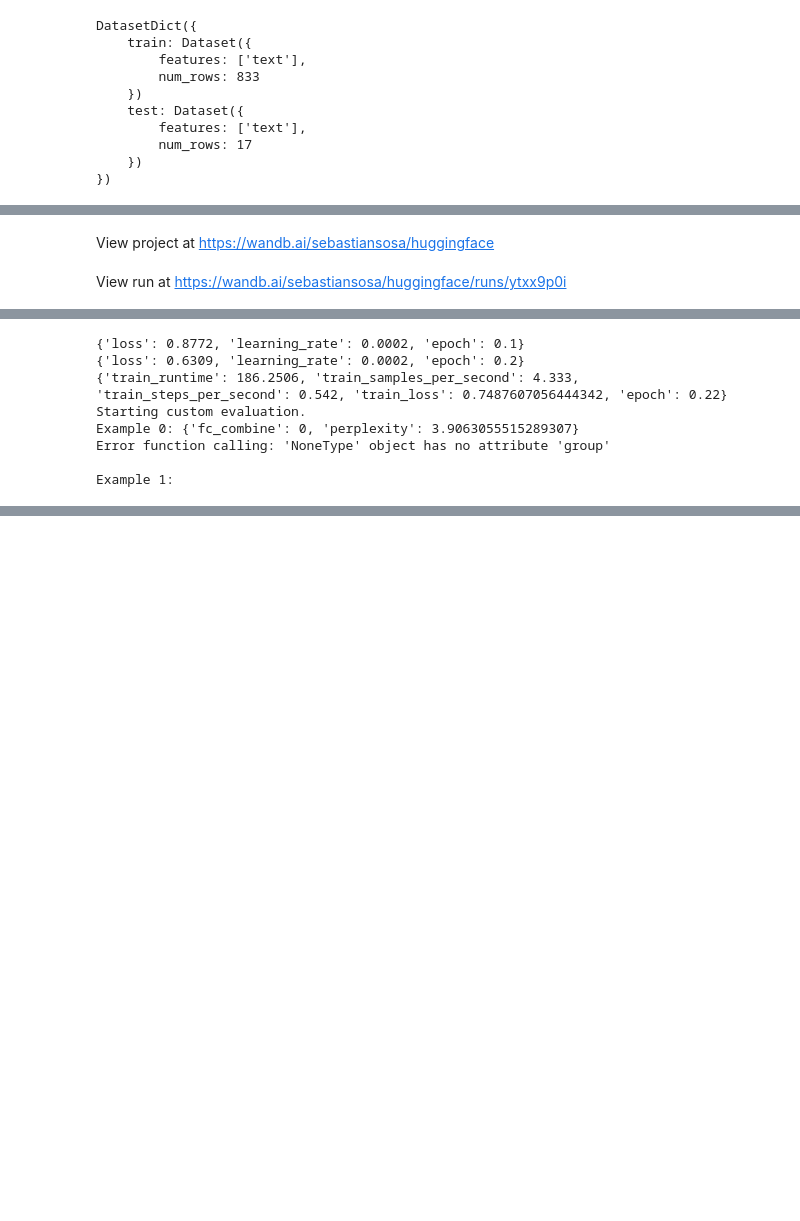
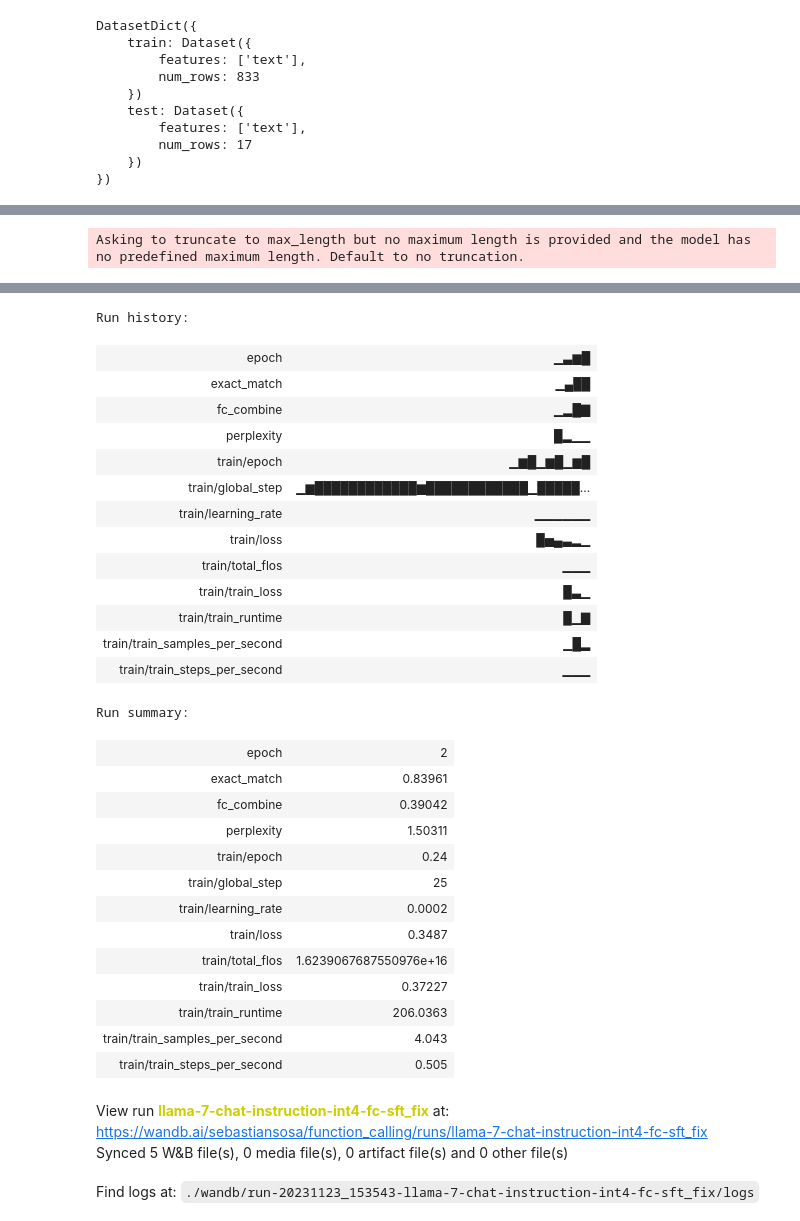
Before and after one commit to CakeCrusher/gaitor-function-calling, a Jupyter notebook: pipeline.ipynb, the cells around one changed output, grey strips where cells are left out. Cells and saved outputs as stored; diff of their text form; code cells hidden in the pictures; blank space fills up the shorter version.

Commit message:
train llama-7-chat-instruction-int4-fc-sft_fix & create eval data for dpo

```diff
--- a/pipeline.ipynb
+++ b/pipeline.ipynb
@@ -104,6 +128,7 @@ def custom_evaluation(eval_dataset, model, tokenizer, epoch, save_prompts_path=F
     results = {}
 
     fc_results = []
+    exact_match_results = []
     perplexity_results = []
 
 
@@ -120,7 +145,7 @@ def custom_evaluation(eval_dataset, model, tokenizer, epoch, save_prompts_path=F
         post_message = ""
 
         # Custom Function Calling metric
-        fc_message = ""
+        prompts = None
         try:
             generated_arguments, expected_arguments, prompts = json_arguments_from_prompt(
                 example["text"],
@@ -130,19 +155,27 @@ def custom_evaluation(eval_dataset, model, tokenizer, epoch, save_prompts_path=F
                 {"idx": idx, "epoch": epoch}
             )
             fc_result = fc_metric.run(generated_arguments, expected_arguments)
-            # add prompts to dpo_data.json
-            dpo_data.append({
-                "fc_result": fc_result,
-                **prompts
-            })
+
             fc_results.append(fc_result)
 
             if save_prompts_path:
+                # add prompts to dpo_data.json
+                dpo_data.append({
+                    "fc_result": fc_result,
+                    **prompts
+                })
                 with open(save_prompts_path, "w") as f:
                     json.dump(dpo_data, f)
         except Exception as e:
             post_message += f"Error function calling: {e}\n"
             fc_results.append(0)
+
+        # exact match metric
+        if prompts:
+            exact_match_res = fc_metric._sentence_similarity(prompts["expected_str"].split("[/INST]")[1], prompts["generated_str"].split("[/INST]")[1])
+            exact_match_results.append(exact_match_res)
+        else:
+            exact_match_results.append(0)
 
         # perplexity metric
         try:
@@ -153,13 +186,18 @@ def custom_evaluation(eval_dataset, model, tokenizer, epoch, save_prompts_path=F
             post_message += f"Error perplexity: {e}\n"
             # perplexity_results.append(float('inf'))
 
-        example_metric = {"fc_combine": fc_results[-1], "perplexity": perplexity_results[-1]}
+        example_metric = {
+            "fc_combine": fc_results[-1],
+            "exact_match": exact_match_results[-1],
+            "perplexity": perplexity_results[-1] if len(perplexity_results) else None
+        }
         print(example_metric)
         if post_message:
             print(post_message)
 
     results["fc_combine"] =  sum(fc_results) / len(fc_results)
-    results["perplexity"] =  sum(perplexity_results) / len(perplexity_results)
+    results["exact_match"] =  sum(exact_match_results) / len(exact_match_results)
+    results["perplexity"] =  sum(perplexity_results) / len(perplexity_results) if len(perplexity_results) else 1
 
     return results
 # %%
@@ -230,7 +268,7 @@ args = TrainingArguments(
     report_to="wandb",
     push_to_hub=True,  # Enable pushing to Hub
     hub_model_id=hub_model_id,  # Hugging Face Hub model ID
-    hub_strategy="every_epoch",  # Push to Hub every epoch
+    hub_strategy="every_save",  # Push to Hub every epoch
     disable_tqdm=True # disable tqdm since with packing values are in correct
 )
 
@@ -253,16 +291,18 @@ trainer = SFTTrainer(
 # Training and Evaluation Loop
 eval_result = custom_evaluation(dataset_dict["test"], model, tokenizer, -1)
 print(f"Evaluation results for epoch {-1}: {eval_result}")
+wandb.log({"epoch": -1, **eval_result})
 
 num_epochs = 3
 for epoch in range(num_epochs):
+    print(f"Begin epoch {epoch}")
     # Train for one epoch
     trainer.train()
 
     # Evaluate the model with the custom evaluation logic
     eval_result = custom_evaluation(dataset_dict["test"], model, tokenizer, epoch)
 
-    wandb.log({"epoch": epoch, "fc_combine": eval_result["fc_combine"], "perplexity": eval_result["perplexity"]})
+    wandb.log({"epoch": epoch, **eval_result})
 
     # Save the model after each epoch (optional)
     trainer.save_model()
@@ -270,7 +310,7 @@ for epoch in range(num_epochs):
 
 
     # Log or print evaluation results
-    print(f"Evaluation results for epoch {epoch}: {eval_result}")
+    print(f"Evaluation results for epoch {epoch}: {eval_result}\n\n\n")
 
 wandb.finish()
 # %% [output]
@@ -282,2 +317,0 @@ Syncing run glad-sun-10 to Weights & Biases (docs)
-View project at https://wandb.ai/sebastiansosa/huggingface
-View run at https://wandb.ai/sebastiansosa/huggingface/runs/ytxx9p0i
@@ -285,8 +320 @@ You're using a LlamaTokenizerFast tokenizer. Please note that with a fast tokeni
-{'loss': 0.8772, 'learning_rate': 0.0002, 'epoch': 0.1}
-{'loss': 0.6309, 'learning_rate': 0.0002, 'epoch': 0.2}
-{'train_runtime': 186.2506, 'train_samples_per_second': 4.333, 'train_steps_per_second': 0.542, 'train_loss': 0.7487607056444342, 'epoch': 0.22}
-Starting custom evaluation.
-Example 0: {'fc_combine': 0, 'perplexity': 3.9063055515289307}
-Error function calling: 'NoneType' object has no attribute 'group'
-
-Example 1:
+Asking to truncate to max_length but no maximum length is provided and the model has no predefined maximum length. Default to no truncation.
@@ -310,0 +357,31 @@ Example 38:
+Run history:
+| epoch | ▁▃▆█ |
+| exact_match | ▁▄██ |
+| fc_combine | ▁▂█▇ |
+| perplexity | █▂▁▁ |
+| train/epoch | ▁▆█▁▆█▁▆█ |
+| train/global_step | ▁▆████████████▆████████████▁█████... |
+| train/learning_rate | ▁▁▁▁▁▁ |
+| train/loss | █▅▄▃▂▁ |
+| train/total_flos | ▁▁▁ |
+| train/train_loss | █▃▁ |
+| train/train_runtime | █▁▇ |
+| train/train_samples_per_second | ▁█▂ |
+| train/train_steps_per_second | ▁▁▁ |
+Run summary:
+| epoch | 2 |
+| exact_match | 0.83961 |
+| fc_combine | 0.39042 |
+| perplexity | 1.50311 |
+| train/epoch | 0.24 |
+| train/global_step | 25 |
+| train/learning_rate | 0.0002 |
+| train/loss | 0.3487 |
+| train/total_flos | 1.6239067687550976e+16 |
+| train/train_loss | 0.37227 |
+| train/train_runtime | 206.0363 |
+| train/train_samples_per_second | 4.043 |
+| train/train_steps_per_second | 0.505 |
+View run llama-7-chat-instruction-int4-fc-sft_fix at: https://wandb.ai/sebastiansosa/function_calling/runs/llama-7-chat-instruction-int4-fc-sft_fix
+Synced 5 W&B file(s), 0 media file(s), 0 artifact file(s) and 0 other file(s)
+Find logs at: ./wandb/run-20231123_153543-llama-7-chat-instruction-int4-fc-sft_fix/logs
```
Also changed, not shown: parts of 4 cells of this notebook, 4 other files.
